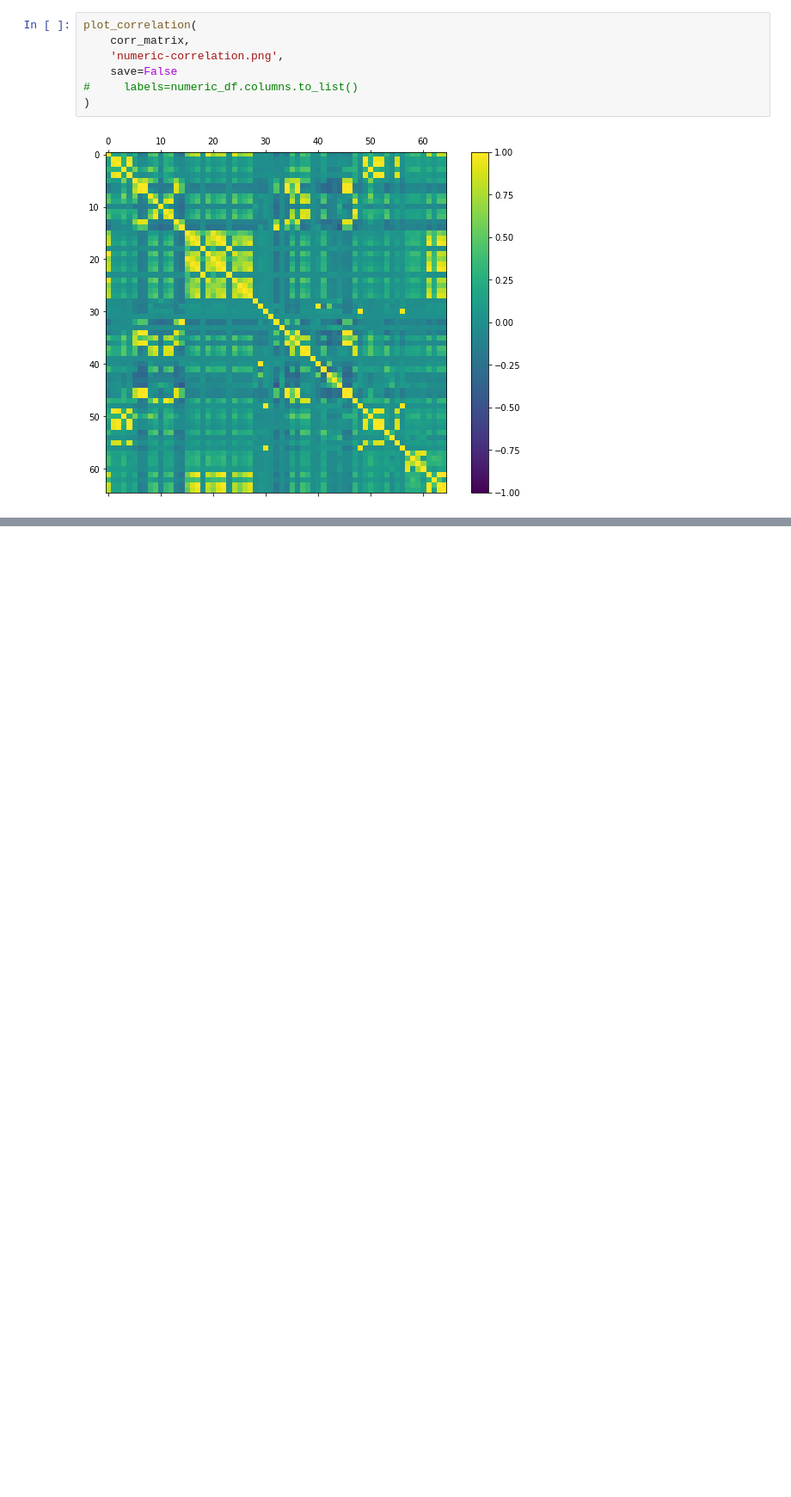
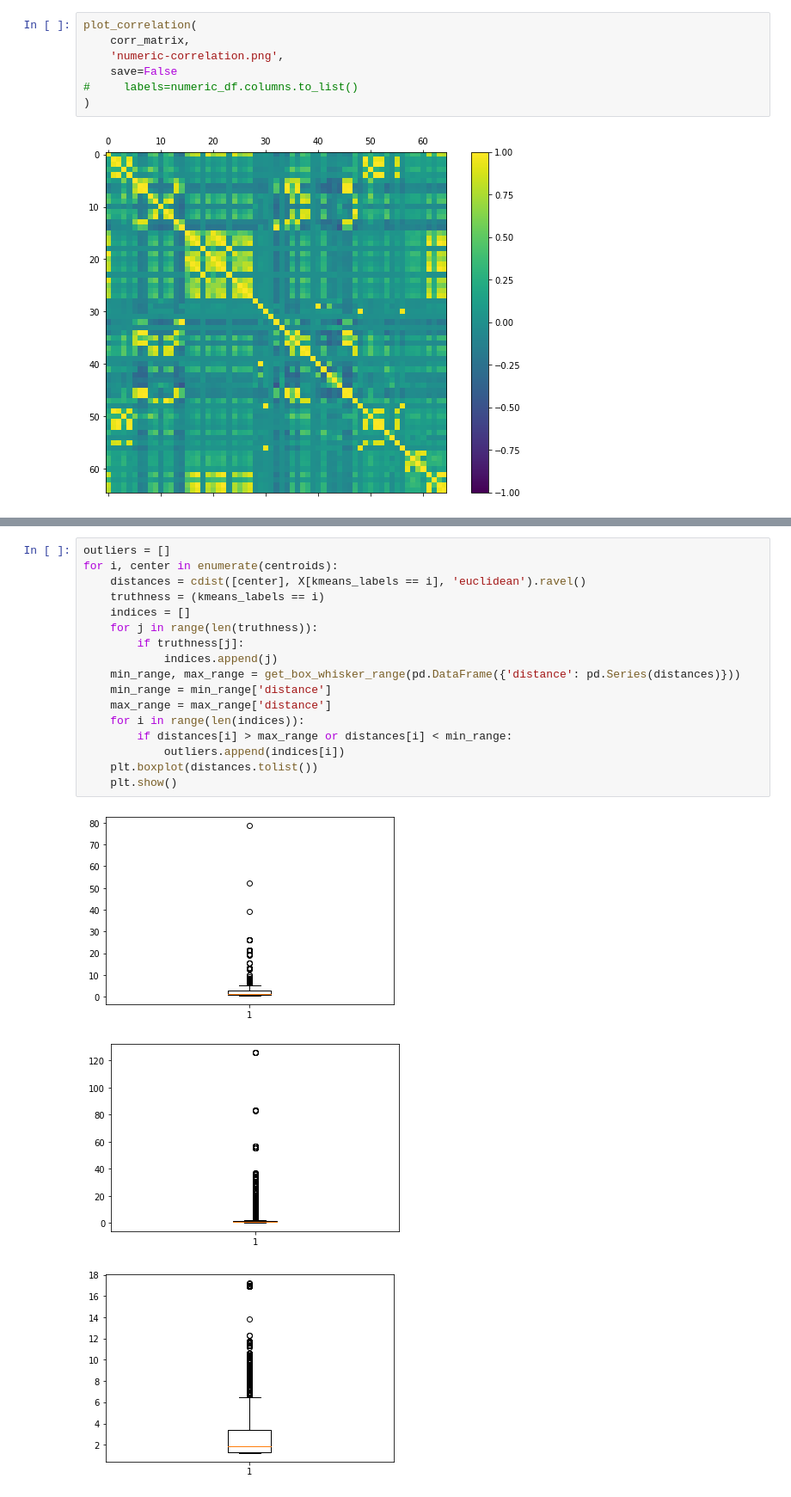
Before and after one commit to fatemehkarimi/network-attack-type-detection, a Jupyter notebook: src/preprocess/preprocess.ipynb, the cells around one changed output, grey strips where cells are left out. Shown: that part at 86% size. Saved outputs shown, nothing was run; the diff lists cells and outputs as text; blank space fills up the shorter version.

```diff
--- a/src/preprocess/preprocess.ipynb
+++ b/src/preprocess/preprocess.ipynb
@@ -89,0 +157,21 @@ df.to_csv(f'clean-{filename}', index=False)
+# %%
+outliers = []
+for i, center in enumerate(centroids):
+    distances = cdist([center], X[kmeans_labels == i], 'euclidean').ravel()
+    truthness = (kmeans_labels == i)
+    indices = []
+    for j in range(len(truthness)):
+        if truthness[j]:
+            indices.append(j)
+    min_range, max_range = get_box_whisker_range(pd.DataFrame({'distance': pd.Series(distances)}))
+    min_range = min_range['distance']
+    max_range = max_range['distance']
+    for i in range(len(indices)):
+        if distances[i] > max_range or distances[i] < min_range:
+            outliers.append(indices[i])
+    plt.boxplot(distances.tolist())
+    plt.show()
+# %% [output]
+[figure, added]
+[figure, added]
+[figure, added]
```
Also changed, not shown: parts of 14 cells of this notebook, 2 other files.
